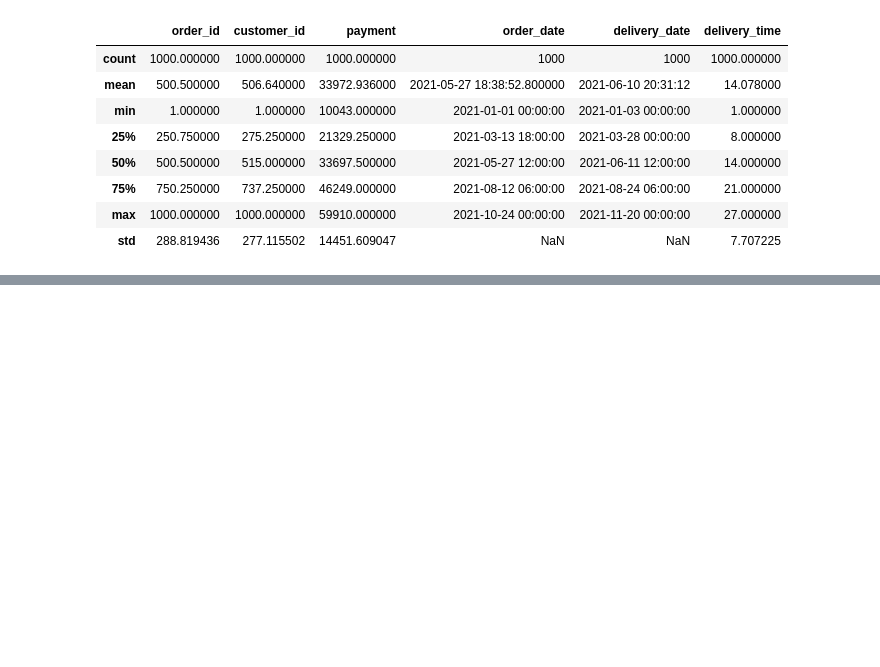
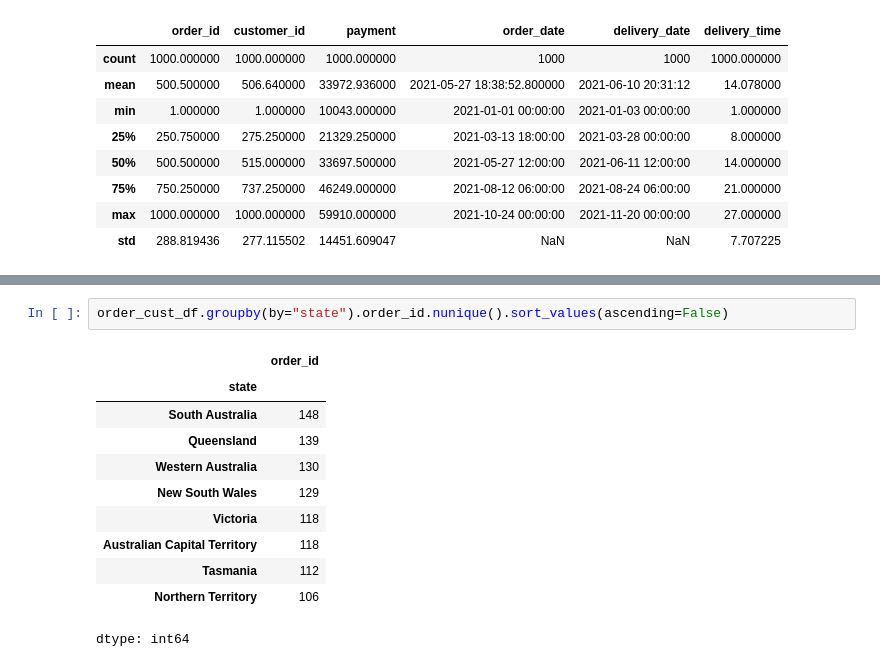
Before and after one commit to mdchrysan/shopping-analysis, a Jupyter notebook: shoppingcart_practice.ipynb, the cells around one changed output, grey strips where cells are left out. Saved outputs shown, nothing was run; the diff lists cells and outputs as text; blank space fills up the shorter version.

```diff
--- a/shoppingcart_practice.ipynb
+++ b/shoppingcart_practice.ipynb
@@ -522,0 +557,14 @@ order_df.describe(include="all")
+# %%
+order_cust_df.groupby(by="state").order_id.nunique().sort_values(ascending=False)
+# %% [output]
+|  | order_id |
+| state |  |
+| South Australia | 148 |
+| Queensland | 139 |
+| Western Australia | 130 |
+| New South Wales | 129 |
+| Victoria | 118 |
+| Australian Capital Territory | 118 |
+| Tasmania | 112 |
+| Northern Territory | 106 |
+dtype: int64
```
Also changed, not shown: parts of 7 cells of this notebook.
